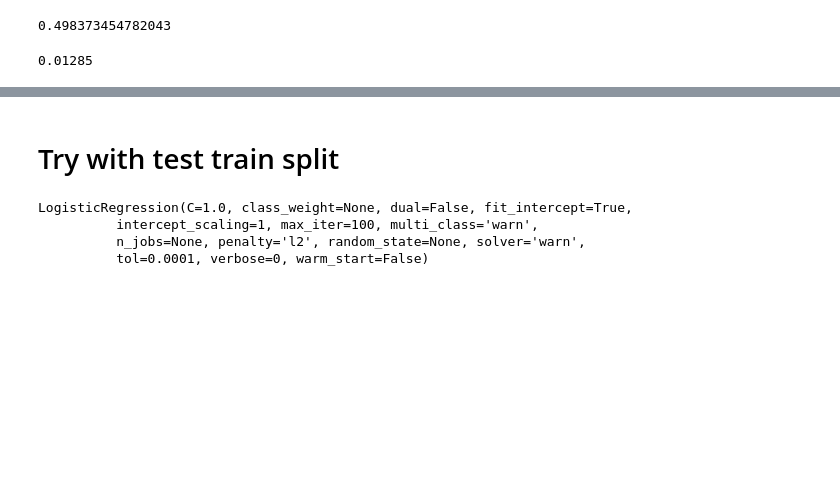
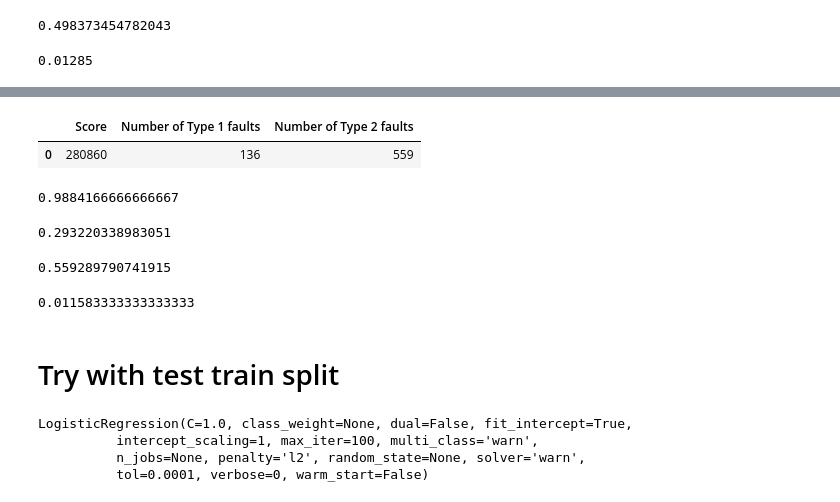
Before and after one commit to masudurHimel/ML---APS-Failure-at-Scania-Trucks-Data-Set, a Jupyter notebook: Codes/Final -- Approach 2 (replacing with all mean()).ipynb, the cells around one changed output, grey strips where cells are left out. Drawn from its saved outputs; the diff is of its cells as text; code cells hidden in the pictures; blank space fills up the shorter version.

Commit message:
Phase 2 completed with logistic regression

```diff
--- a/Codes/Final -- Approach 2 (replacing with all mean()).ipynb
+++ b/Codes/Final -- Approach 2 (replacing with all mean()).ipynb
@@ -169,3 +169,8 @@ print(metrics.f1_score(y, CV_prediction)) #improved
 print(mean_squared_error(y,CV_prediction))
 # %% [output]
 0.01285
+# %%
+CV_prediction = cross_val_predict(LogisticRegression(),X,y,cv = 10)
+CV_score = cross_val_score(LogisticRegression(),X,y,cv = 10)
+
+print(classification_report(y,CV_prediction))
@@ -172,3 +186,27 @@ print(mean_squared_error(y,CV_prediction))
+# %%
+tn, fp, fn, tp = confusion_matrix(y, CV_prediction).ravel()
+cost = 10*fp+500*fn
+values = {'Score':[cost],'Number of Type 1 faults':[fp],'Number of Type 2 faults':[fn]}
+pd.DataFrame(values)
+# %% [output]
+|  | Score | Number of Type 1 faults | Number of Type 2 faults |
+| 0 | 280860 | 136 | 559 |
+# %%
+print(metrics.accuracy_score(y, CV_prediction)) #almost same
+# %% [output]
+0.9884166666666667
+# %%
+print(metrics.r2_score(y, CV_prediction)) # improved
+# %% [output]
+0.293220338983051
+# %%
+print(metrics.f1_score(y, CV_prediction)) #improved
+# %% [output]
+0.559289790741915
+# %%
+print(mean_squared_error(y,CV_prediction))
+# %% [output]
+0.011583333333333333
 # %% [markdown]
 # Try with test train split
 # %%
```
Also changed, not shown: parts of 15 cells of this notebook, 2 other files.
